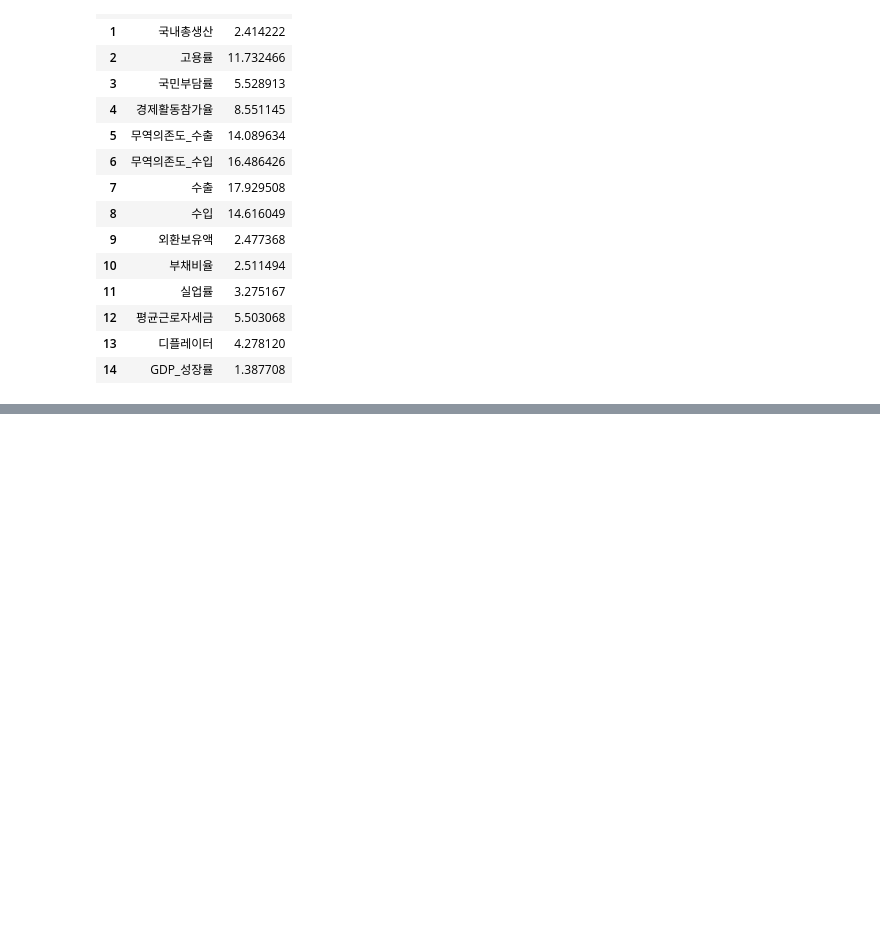
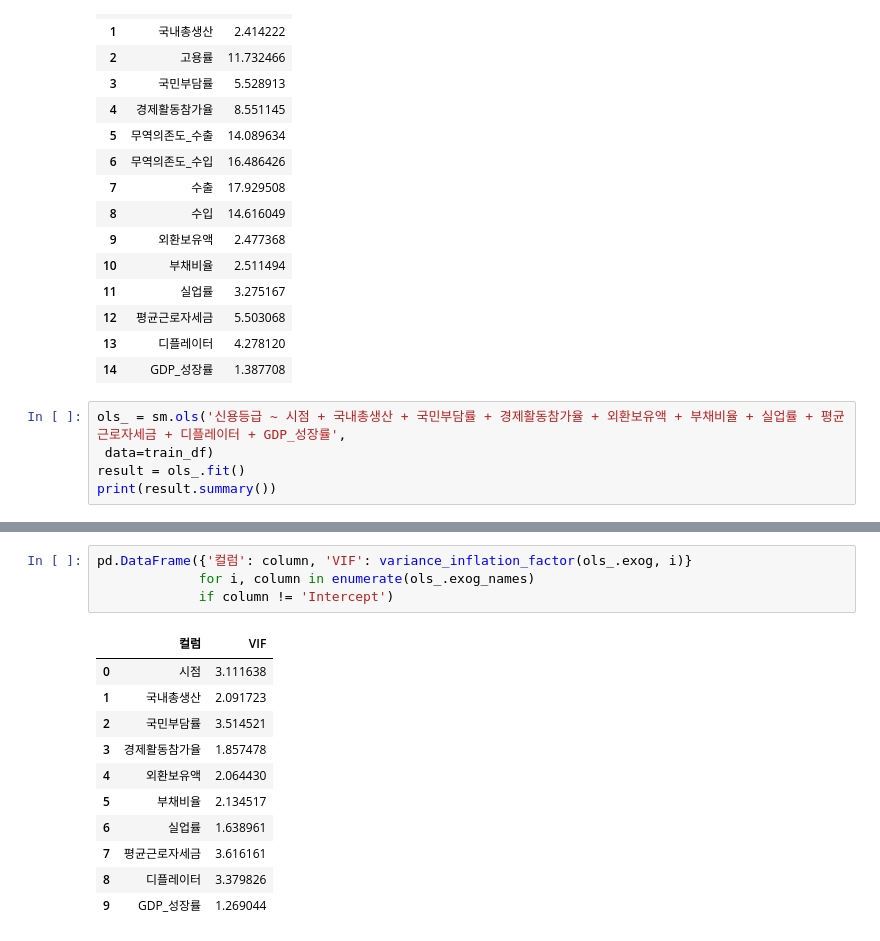
Before and after one commit to YJ-97/Project1, a Jupyter notebook: ols.ipynb, the cells around one changed output, grey strips where cells are left out. Cells and saved outputs as stored; diff of their text form; blank space fills up the shorter version.

```diff
--- a/ols.ipynb
+++ b/ols.ipynb
@@ -131,3 +131,8 @@ pd.DataFrame({'컬럼': column, 'VIF': variance_inflation_factor(ols_.exog, i)}
 | 12 | 평균근로자세금 | 5.503068 |
 | 13 | 디플레이터 | 4.278120 |
 | 14 | GDP_성장률 | 1.387708 |
+# %%
+ols_ = sm.ols('신용등급 ~ 시점 + 국내총생산 + 국민부담률 + 경제활동참가율 + 외환보유액 + 부채비율 + 실업률 + 평균근로자세금 + 디플레이터 + GDP_성장률',
+ data=train_df)
+result = ols_.fit()
+print(result.summary())
@@ -133,0 +166,16 @@ pd.DataFrame({'컬럼': column, 'VIF': variance_inflation_factor(ols_.exog, i)}
+# %%
+pd.DataFrame({'컬럼': column, 'VIF': variance_inflation_factor(ols_.exog, i)}
+             for i, column in enumerate(ols_.exog_names)
+             if column != 'Intercept')
+# %% [output]
+|  | 컬럼 | VIF |
+| 0 | 시점 | 3.111638 |
+| 1 | 국내총생산 | 2.091723 |
+| 2 | 국민부담률 | 3.514521 |
+| 3 | 경제활동참가율 | 1.857478 |
+| 4 | 외환보유액 | 2.064430 |
+| 5 | 부채비율 | 2.134517 |
+| 6 | 실업률 | 1.638961 |
+| 7 | 평균근로자세금 | 3.616161 |
+| 8 | 디플레이터 | 3.379826 |
+| 9 | GDP_성장률 | 1.269044 |
```
Also changed, not shown: parts of 3 cells of this notebook.
